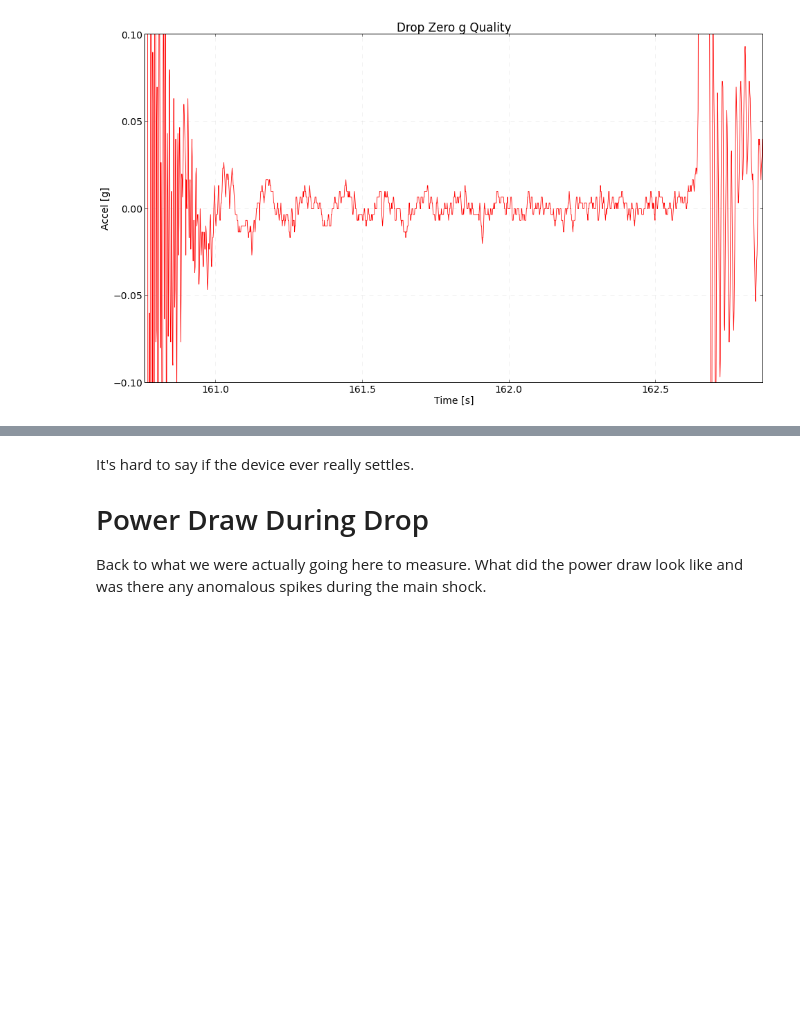
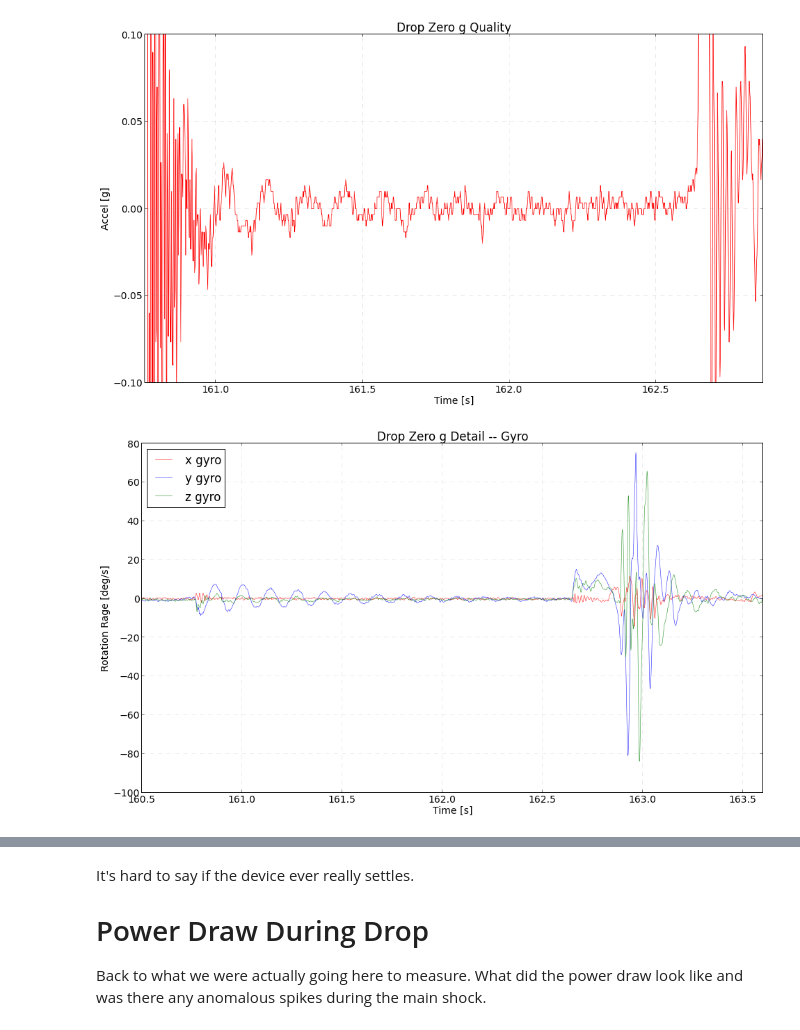
Before and after one commit to psas/Launch-11, a Jupyter notebook: droptest/2014-05-16-drop-0/results.ipynb, the cells around one changed output, grey strips where cells are left out. Drawn from its saved outputs; the diff is of its cells as text; code cells hidden in the pictures; blank space fills up the shorter version.

Commit message:
added new charts to drop analysis, pictures of test

```diff
--- a/droptest/2014-05-16-drop-0/results.ipynb
+++ b/droptest/2014-05-16-drop-0/results.ipynb
@@ -19,7 +19,15 @@ columns = numpy.loadtxt("ADIS.csv", delimiter=',', comments='#', unpack=True)
 
 seqn = columns[0]
 timestamp = columns[1]
+gyro_x = columns[3]
+gyro_y = columns[4]
+gyro_z = columns[5]
 acc_x = columns[6]
+acc_y = columns[7]
+acc_z = columns[8]
+mag_x = columns[9]
+mag_y = columns[10]
+mag_z = columns[11]
 
 # Get time in seconds from nanoseconds
 adis_time = numpy.divide(timestamp, 1e9)
@@ -29,7 +37,7 @@ plt.plot(adis_time, acc_x, 'r', lw=0.8, alpha=0.8, label="x acc")
 plt.xlabel('Time [s]')
 plt.ylabel('Accel [m/s/s]')
 plt.title('Drop Overview')
-ax.axes[0].grid(color='grey', alpha=0.2, linestyle='dashed', linewidth=0.5)
+ax.axes[0].grid(color='grey', alpha=0.3, linestyle='dashed', linewidth=0.5)
 
 plt.show()
 # %% [output]
@@ -110,3 +118,18 @@ ax.axes[0].grid(color='grey', alpha=0.2, linestyle='dashed', linewidth=0.5)
 plt.show()
 # %% [output]
 [figure]
+# %%
+ax = plt.figure(figsize=(16,9))
+plt.plot(adis_time, gyro_x, 'r', lw=0.6, alpha=0.8, label="x gyro")
+plt.plot(adis_time, gyro_y, 'b', lw=0.6, alpha=0.8, label="y gyro")
+plt.plot(adis_time, gyro_z, 'g', lw=0.6, alpha=0.8, label="z gyro")
+plt.xlabel('Time [s]')
+plt.ylabel('Rotation Rage [deg/s]')
+plt.title('Drop Zero g Detail -- Gyro')
+ax.axes[0].set_xlim([start, end])
+ax.axes[0].grid(color='grey', alpha=0.3, linestyle='dashed', linewidth=0.5)
+
+plt.legend(loc=2)
+plt.show()
+# %% [output]
+[figure, added]
```
Also changed, not shown: parts of 6 cells of this notebook, 5 other files.
